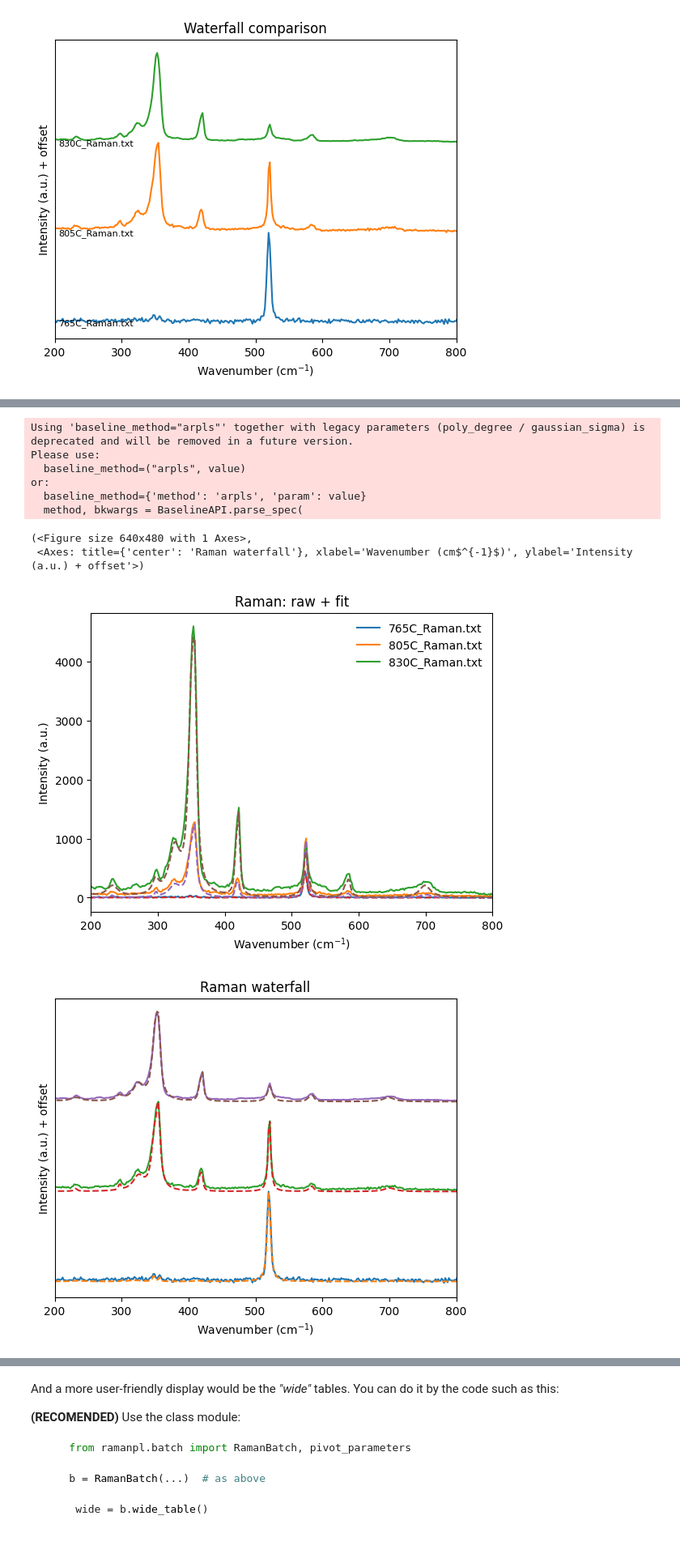
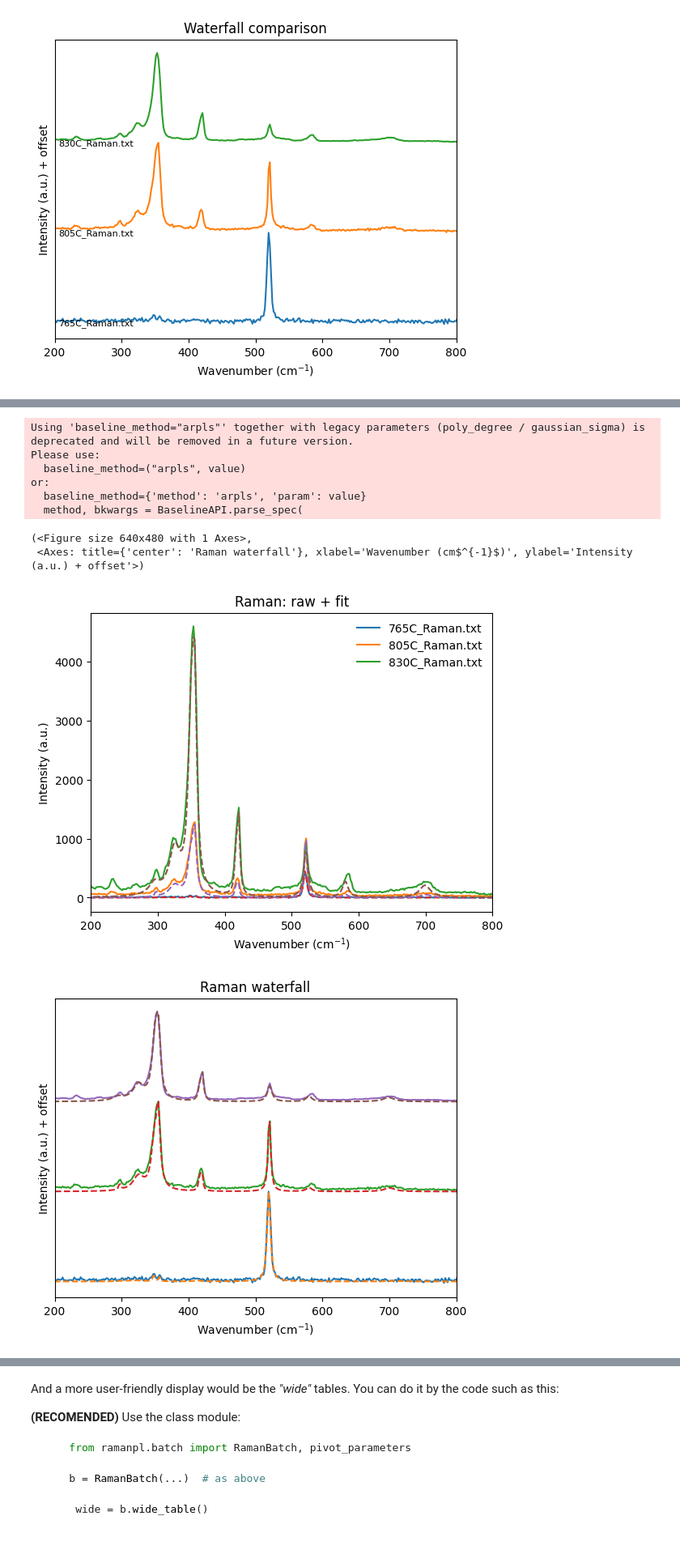
Before and after one commit to barry063/RamanPL_2D, a Jupyter notebook: example-usage/multi-plot/example.ipynb, the cells around one changed output, grey strips where cells are left out. Shown at 81% size. Saved outputs shown, nothing was run; the diff lists cells and outputs as text; code cells hidden in the pictures.

```diff
--- a/example-usage/multi-plot/example.ipynb
+++ b/example-usage/multi-plot/example.ipynb
@@ -107,27 +112,29 @@ You can also overlay the fitted curves along with the raw data by setting the `y
 # %%
 from ramanpl.batch import RamanBatch
 
 files = ["765C_Raman.txt", "805C_Raman.txt", "830C_Raman.txt"]
 
 b = RamanBatch(
     files,
     materials=["WS2"],
     substrate="Si",
     background_remove=True,
     baseline_method="arPLS",
+    # custom_peaks=custom_peaks,
+    remove_peaks=['A1g(M)+LA(M)','A1g(M)-LA(M)','LA(M)']
 )
 
 b.fit()
 b.plot_overlay(normalise="none", raw_fit=True, title="Raman: raw + fit",x_range=(200, 800))
 b.plot_waterfall(normalise="max", raw_fit=True, offset=1.0, title="Raman waterfall",x_range=(200, 800))
 # %% [output]
 Using 'baseline_method="arpls"' together with legacy parameters (poly_degree / gaussian_sigma) is deprecated and will be removed in a future version.
 Please use:
   baseline_method=("arpls", value)
 or:
   baseline_method={'method': 'arpls', 'param': value}
   method, bkwargs = BaselineAPI.parse_spec(
 (<Figure size 640x480 with 1 Axes>,
  <Axes: title={'center': 'Raman waterfall'}, xlabel='Wavenumber (cm$^{-1}$)', ylabel='Intensity (a.u.) + offset'>)
-[figure, old version]
+[figure, new version]
-[figure, old version]
+[figure, new version]
```
Also changed, not shown: parts of 6 cells of this notebook, 9 other files.
